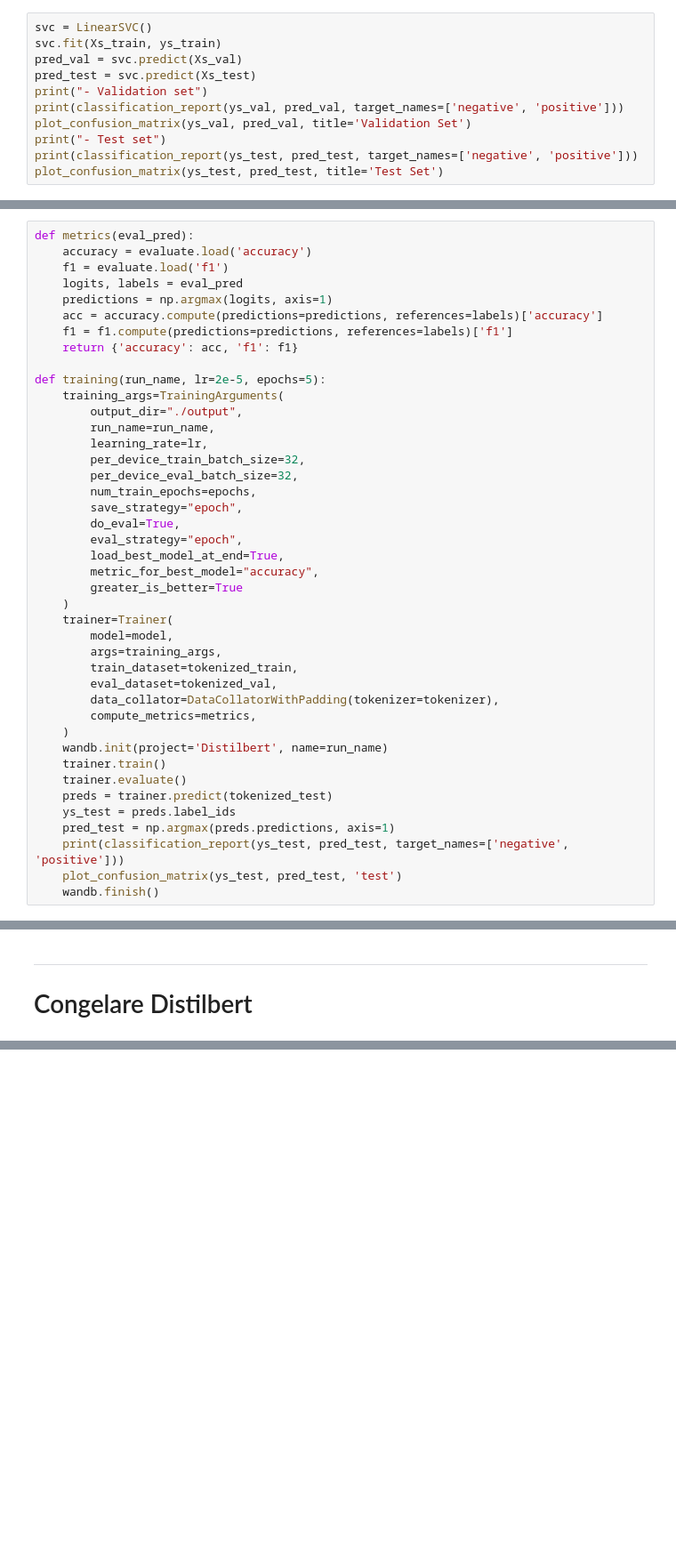
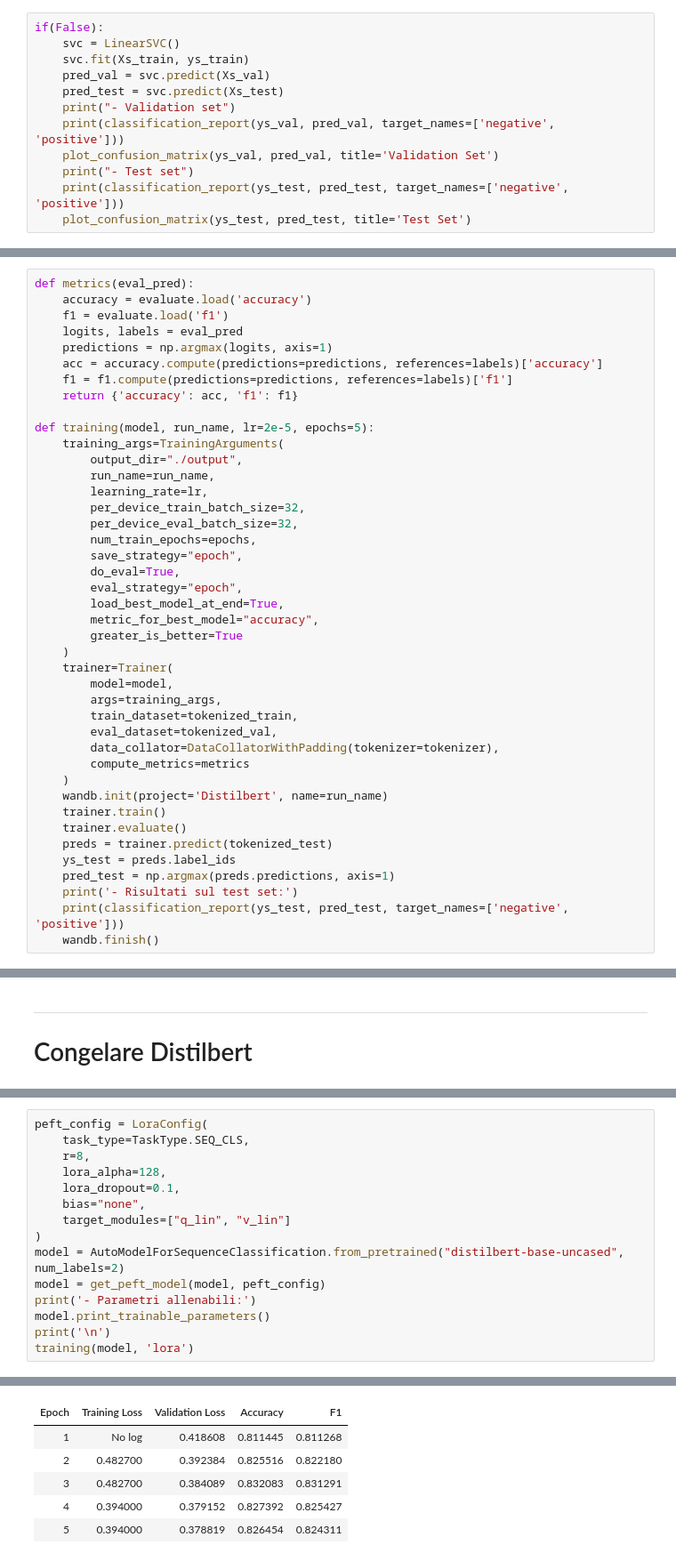
Before and after one commit to edoardosarri24/transformers, a Jupyter notebook: main.ipynb, the cells around one changed output, grey strips where cells are left out. Shown at 89% size. Saved outputs shown, nothing was run; the diff lists cells and outputs as text; blank space fills up the shorter version.

Commit message:
lora fine tuning

```diff
--- a/main.ipynb
+++ b/main.ipynb
@@ -291,13 +289,14 @@ Per osservare che la features extraction sia andata bene possiamo visualizzare l
 
 Se andiamo a rivedere la dimensionalità di `ds_train` vediamo che aveva 8530 recensioni; stesso numero di elementi li ha il tensore `Xs_train`. In pratica adesso ogni istanza contiene solo il token `CLS e il relativo vettore di 768.
 # %%
-svc = LinearSVC()
-svc.fit(Xs_train, ys_train)
-pred_val = svc.predict(Xs_val)
-pred_test = svc.predict(Xs_test)
-print("- Validation set")
-print(classification_report(ys_val, pred_val, target_names=['negative', 'positive']))
-plot_confusion_matrix(ys_val, pred_val, title='Validation Set')
-print("- Test set")
-print(classification_report(ys_test, pred_test, target_names=['negative', 'positive']))
-plot_confusion_matrix(ys_test, pred_test, title='Test Set')
+if(False):
+    svc = LinearSVC()
+    svc.fit(Xs_train, ys_train)
+    pred_val = svc.predict(Xs_val)
+    pred_test = svc.predict(Xs_test)
+    print("- Validation set")
+    print(classification_report(ys_val, pred_val, target_names=['negative', 'positive']))
+    plot_confusion_matrix(ys_val, pred_val, title='Validation Set')
+    print("- Test set")
+    print(classification_report(ys_test, pred_test, target_names=['negative', 'positive']))
+    plot_confusion_matrix(ys_test, pred_test, title='Test Set')
@@ -369,7 +347,7 @@ def metrics(eval_pred):
     f1 = f1.compute(predictions=predictions, references=labels)['f1']
     return {'accuracy': acc, 'f1': f1}
 
-def training(run_name, lr=2e-5, epochs=5):
+def training(model, run_name, lr=2e-5, epochs=5):
     training_args=TrainingArguments(
         output_dir="./output",
         run_name=run_name,
@@ -390,7 +368,7 @@ def training(run_name, lr=2e-5, epochs=5):
         train_dataset=tokenized_train,
         eval_dataset=tokenized_val,
         data_collator=DataCollatorWithPadding(tokenizer=tokenizer),
-        compute_metrics=metrics,
+        compute_metrics=metrics
     )
     wandb.init(project='Distilbert', name=run_name)
     trainer.train()
@@ -398,8 +376,8 @@ def training(run_name, lr=2e-5, epochs=5):
     preds = trainer.predict(tokenized_test)
     ys_test = preds.label_ids
     pred_test = np.argmax(preds.predictions, axis=1)
+    print('- Risultati sul test set:')
     print(classification_report(ys_test, pred_test, target_names=['negative', 'positive']))
-    plot_confusion_matrix(ys_test, pred_test, 'test')
     wandb.finish()
 # %% [markdown]
 **Analisi**
@@ -456,0 +420,16 @@ usando bene required_grad si potrebbe adddestrare solo gli ultimi layer. devo ve
+# %%
+peft_config = LoraConfig(
+    task_type=TaskType.SEQ_CLS,
+    r=8,
+    lora_alpha=128,
+    lora_dropout=0.1,
+    bias="none",
+    target_modules=["q_lin", "v_lin"]
+)
+model = AutoModelForSequenceClassification.from_pretrained("distilbert-base-uncased", num_labels=2)
+model = get_peft_model(model, peft_config)
+print('- Parametri allenabili:')
+model.print_trainable_parameters()
+print('\n')
+training(model, 'lora')
+# %% [output]
@@ -456,0 +462,6 @@ usando bene required_grad si potrebbe adddestrare solo gli ultimi layer. devo ve
+| Epoch | Training Loss | Validation Loss | Accuracy | F1 |
+| 1 | No log | 0.418608 | 0.811445 | 0.811268 |
+| 2 | 0.482700 | 0.392384 | 0.825516 | 0.822180 |
+| 3 | 0.482700 | 0.384089 | 0.832083 | 0.831291 |
+| 4 | 0.394000 | 0.379152 | 0.827392 | 0.825427 |
+| 5 | 0.394000 | 0.378819 | 0.826454 | 0.824311 |
```
Also changed, not shown: parts of 15 cells of this notebook.
